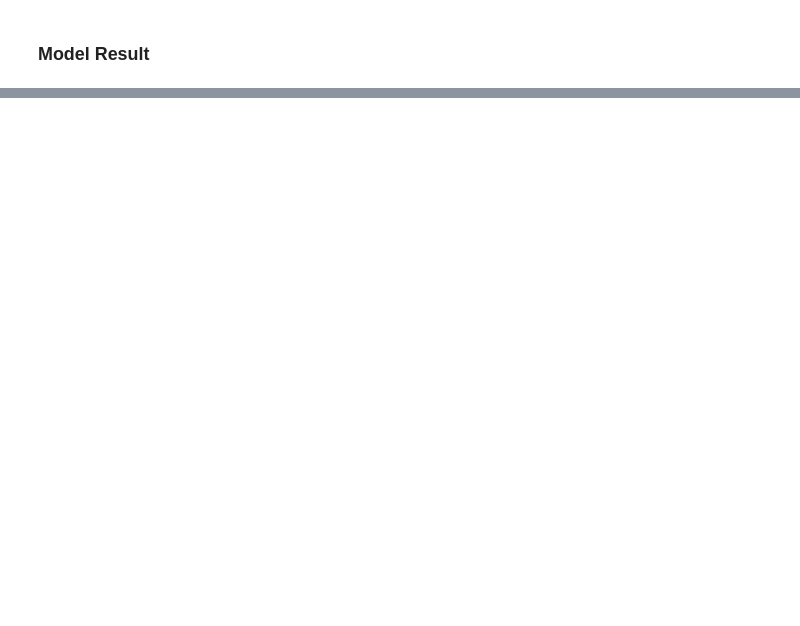
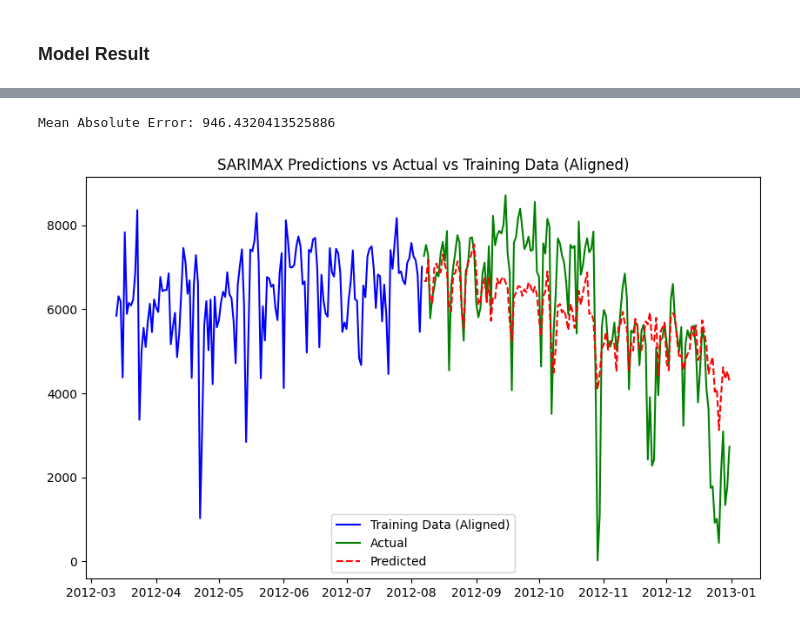
Before and after one commit to ImiaFeder/bikeShare, a Jupyter notebook: Machine learning_Week 13_ALP Notebook.ipynb, the cells around one changed output, grey strips where cells are left out. Drawn from its saved outputs; the diff is of its cells as text; code cells hidden in the pictures; blank space fills up the shorter version.

```diff
--- a/Michael DS_Machine learning_Week 13_ALP Notebook.ipynb
+++ b/Machine learning_Week 13_ALP Notebook.ipynb
@@ -233,0 +234,41 @@ plt.show()
+# %%
+X_train_day, X_test_day, y_train_day, y_test_day = train_test_split(X_day, y_day, test_size=0.2, shuffle=False)
+# %%
+
+import statsmodels.api as sm
+from sklearn.metrics import mean_absolute_error
+import matplotlib.pyplot as plt
+# Define the SARIMAX model with the features from X_train_day and the target variable y_train_day
+sarimax_model = sm.tsa.SARIMAX(y_train_day,
+                               exog=X_train_day,
+                               order=(1, 1, 1),        # ARIMA order
+                               seasonal_order=(1, 1, 1, 7),  # Seasonal order (7 is just an example for weekly seasonality)
+                               enforce_stationarity=False,
+                               enforce_invertibility=False)
+
+# Fit the model
+sarimax_fitted = sarimax_model.fit(disp=False)
+
+# Make predictions on the test data
+y_pred_day = sarimax_fitted.predict(start=X_test_day.index[0], end=X_test_day.index[-1], exog=X_test_day)
+
+# Evaluate the model using Mean Absolute Error (MAE)
+mae = mean_absolute_error(y_test_day, y_pred_day)
+print(f"Mean Absolute Error: {mae}")
+
+# Visualize the training data from the point where the test data starts
+start_idx = len(y_train_day) - len(y_test_day)  # Start index for training data
+
+# Plot only the second half of the training data
+half_train_data = y_train_day[start_idx:]  # Get the portion of the training data that aligns with the test data
+
+plt.figure(figsize=(10, 6))
+plt.plot(half_train_data, label='Training Data (Aligned)', color='blue')  # Plot the aligned training data
+plt.plot(y_test_day, label='Actual', color='green')         # Plot actual test data
+plt.plot(y_pred_day, label='Predicted', linestyle='--', color='red')  # Plot predicted values
+plt.legend()
+plt.title('SARIMAX Predictions vs Actual vs Training Data (Aligned)')
+plt.show()
+# %% [output]
+Mean Absolute Error: 946.4320413525886
+[figure, added]
```
Also changed, not shown: parts of 5 cells of this notebook.
